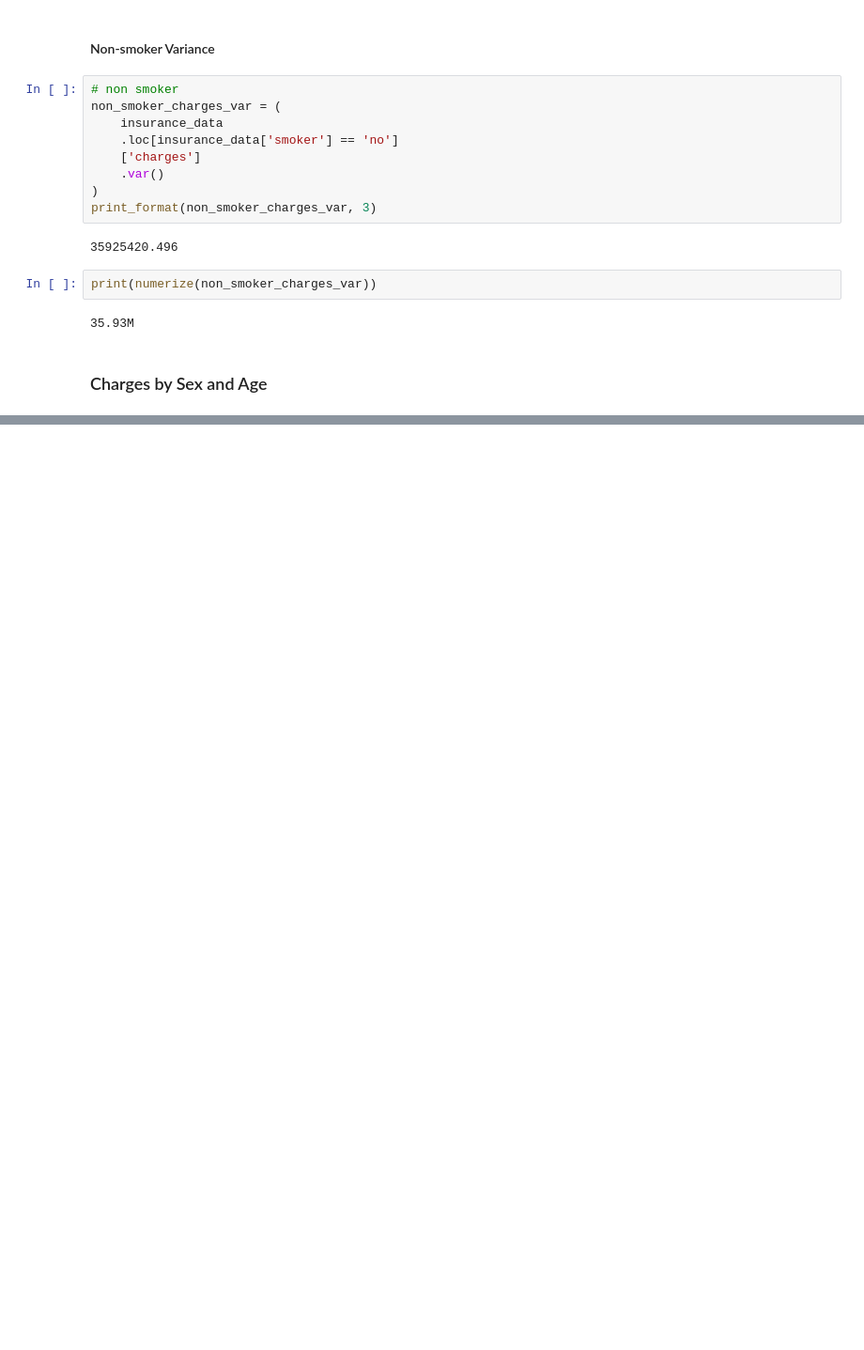
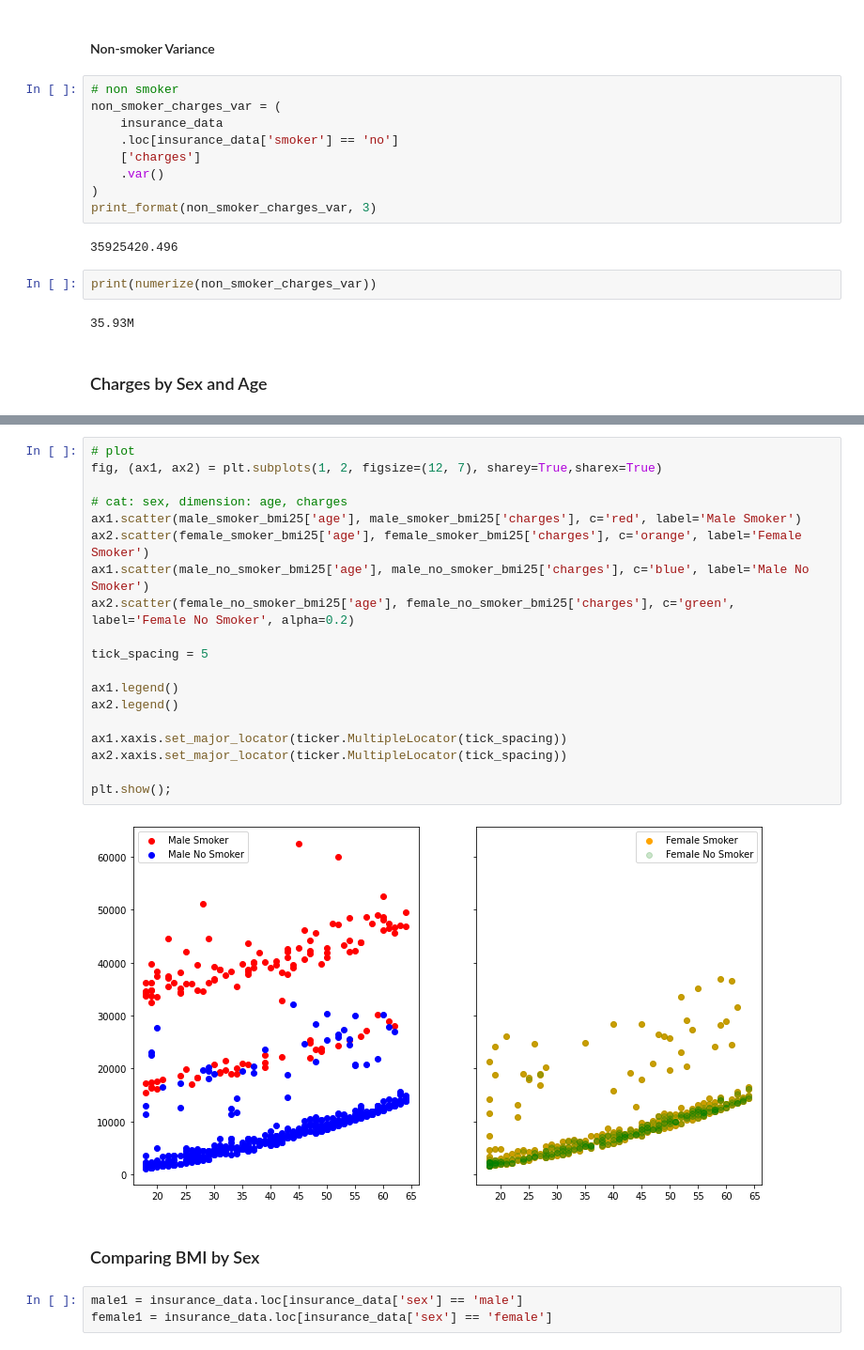
Before and after one commit to dwipaalfarisi/ads-projects, a Jupyter notebook: probability/prob.ipynb, the cells around one changed output, grey strips where cells are left out. Shown at 94% size. Drawn from its saved outputs; the diff is of its cells as text; blank space fills up the shorter version.

```diff
--- a/probability/prob.ipynb
+++ b/probability/prob.ipynb
@@ -193,0 +202,26 @@ plt.show();
+# %%
+# plot
+fig, (ax1, ax2) = plt.subplots(1, 2, figsize=(12, 7), sharey=True,sharex=True)
+
+# cat: sex, dimension: age, charges
+ax1.scatter(male_smoker_bmi25['age'], male_smoker_bmi25['charges'], c='red', label='Male Smoker')
+ax2.scatter(female_smoker_bmi25['age'], female_smoker_bmi25['charges'], c='orange', label='Female Smoker')
+ax1.scatter(male_no_smoker_bmi25['age'], male_no_smoker_bmi25['charges'], c='blue', label='Male No Smoker')
+ax2.scatter(female_no_smoker_bmi25['age'], female_no_smoker_bmi25['charges'], c='green', label='Female No Smoker', alpha=0.2)
+
+tick_spacing = 5
+
+ax1.legend()
+ax2.legend()
+
+ax1.xaxis.set_major_locator(ticker.MultipleLocator(tick_spacing))
+ax2.xaxis.set_major_locator(ticker.MultipleLocator(tick_spacing))
+
+plt.show();
+# %% [output]
+[figure, added]
+# %% [markdown]
+### Comparing BMI by Sex
+# %%
+male1 = insurance_data.loc[insurance_data['sex'] == 'male']
+female1 = insurance_data.loc[insurance_data['sex'] == 'female']
```
Also changed, not shown: parts of 9 cells of this notebook.
